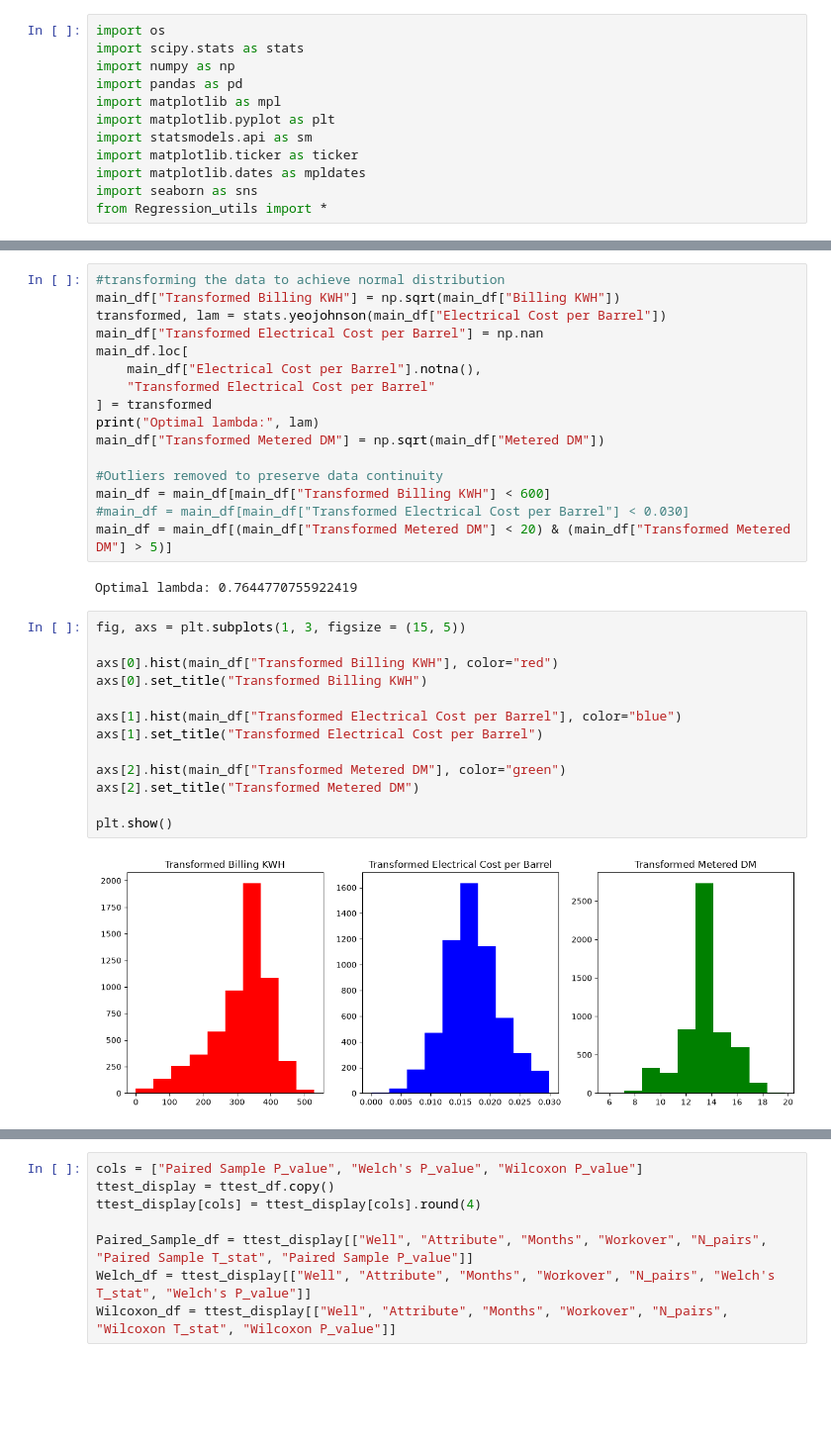
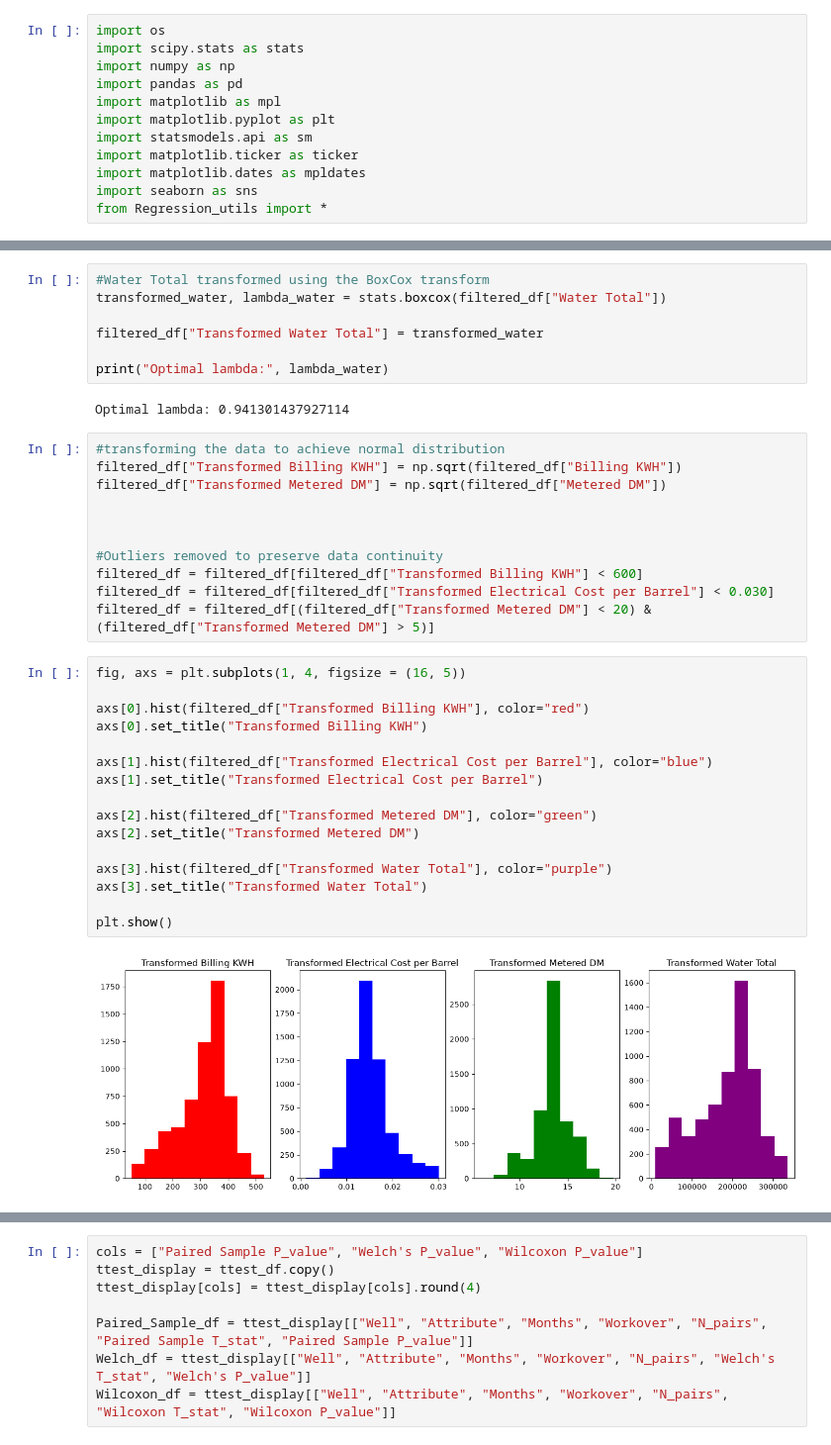
Before and after one commit to L0GN82/Paired-Sample-T-test, a Jupyter notebook: Electrical_Cost_per_Barrel_Paired_Ttest.ipynb, the cells around one changed output, grey strips where cells are left out. Shown at 99% size. Cells and saved outputs as stored; diff of their text form; blank space fills up the shorter version.

```diff
--- a/Electrical_Cost_per_Barrel_Paired_Ttest.ipynb
+++ b/Electrical_Cost_per_Barrel_Paired_Ttest.ipynb
@@ -136,35 +176,40 @@ plt.show()
+# %%
+#Water Total transformed using the BoxCox transform
+transformed_water, lambda_water = stats.boxcox(filtered_df["Water Total"])
+
+filtered_df["Transformed Water Total"] = transformed_water
+
+print("Optimal lambda:", lambda_water)
+# %% [output]
+Optimal lambda: 0.941301437927114
 # %%
 #transforming the data to achieve normal distribution
-main_df["Transformed Billing KWH"] = np.sqrt(main_df["Billing KWH"])
-transformed, lam = stats.yeojohnson(main_df["Electrical Cost per Barrel"])
-main_df["Transformed Electrical Cost per Barrel"] = np.nan
-main_df.loc[
-    main_df["Electrical Cost per Barrel"].notna(),
-    "Transformed Electrical Cost per Barrel"
-] = transformed
-print("Optimal lambda:", lam)
-main_df["Transformed Metered DM"] = np.sqrt(main_df["Metered DM"])
+filtered_df["Transformed Billing KWH"] = np.sqrt(filtered_df["Billing KWH"])
+filtered_df["Transformed Metered DM"] = np.sqrt(filtered_df["Metered DM"])
+
+
 
 #Outliers removed to preserve data continuity
-main_df = main_df[main_df["Transformed Billing KWH"] < 600]
-#main_df = main_df[main_df["Transformed Electrical Cost per Barrel"] < 0.030]
-main_df = main_df[(main_df["Transformed Metered DM"] < 20) & (main_df["Transformed Metered DM"] > 5)]
+filtered_df = filtered_df[filtered_df["Transformed Billing KWH"] < 600]
+filtered_df = filtered_df[filtered_df["Transformed Electrical Cost per Barrel"] < 0.030]
+filtered_df = filtered_df[(filtered_df["Transformed Metered DM"] < 20) & (filtered_df["Transformed Metered DM"] > 5)]
-# %% [output]
-Optimal lambda: 0.7644770755922419
 # %%
-fig, axs = plt.subplots(1, 3, figsize = (15, 5))
+fig, axs = plt.subplots(1, 4, figsize = (16, 5))
 
-axs[0].hist(main_df["Transformed Billing KWH"], color="red")
+axs[0].hist(filtered_df["Transformed Billing KWH"], color="red")
 axs[0].set_title("Transformed Billing KWH")
 
-axs[1].hist(main_df["Transformed Electrical Cost per Barrel"], color="blue")
+axs[1].hist(filtered_df["Transformed Electrical Cost per Barrel"], color="blue")
 axs[1].set_title("Transformed Electrical Cost per Barrel")
 
-axs[2].hist(main_df["Transformed Metered DM"], color="green")
+axs[2].hist(filtered_df["Transformed Metered DM"], color="green")
 axs[2].set_title("Transformed Metered DM")
 
+axs[3].hist(filtered_df["Transformed Water Total"], color="purple")
+axs[3].set_title("Transformed Water Total")
+
 plt.show()
 # %% [output]
-[figure, old version]
+[figure, new version]
 # %%
 # QQ-plots
```
Also changed, not shown: parts of 16 cells of this notebook, 8 other files.
